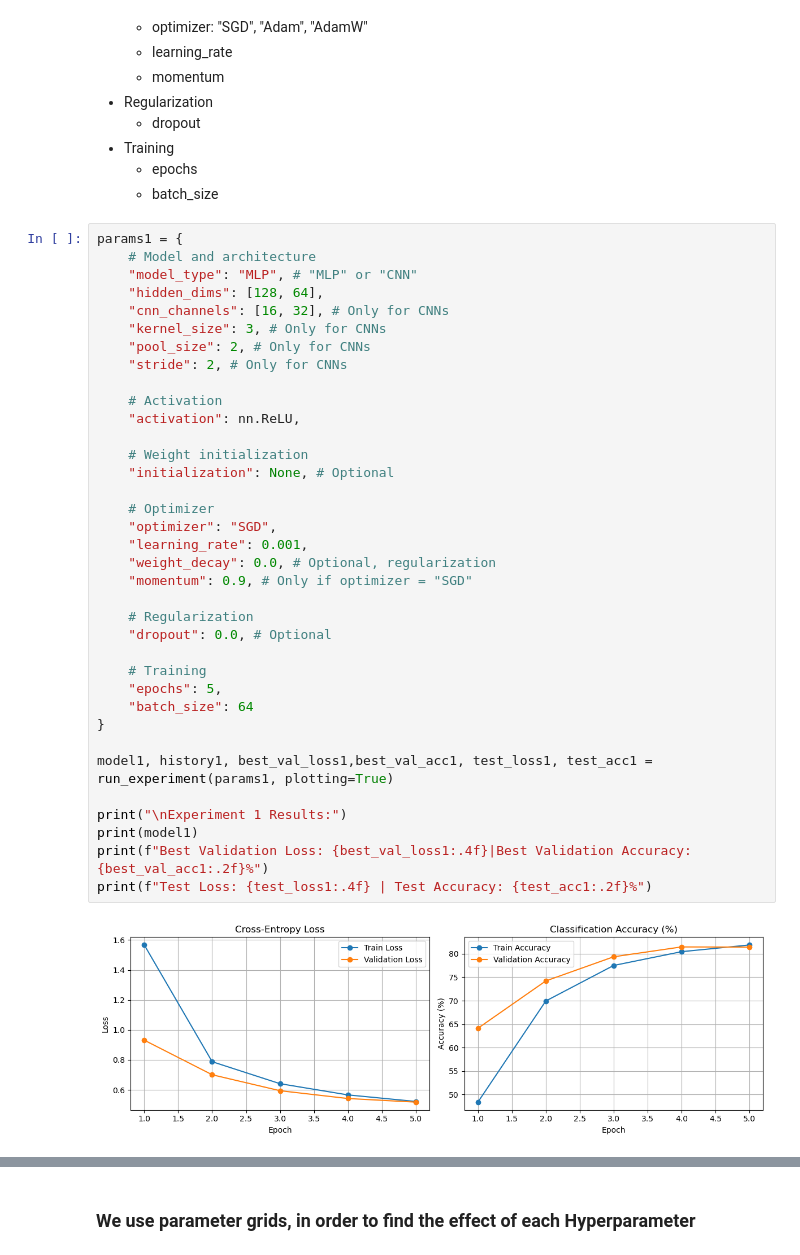
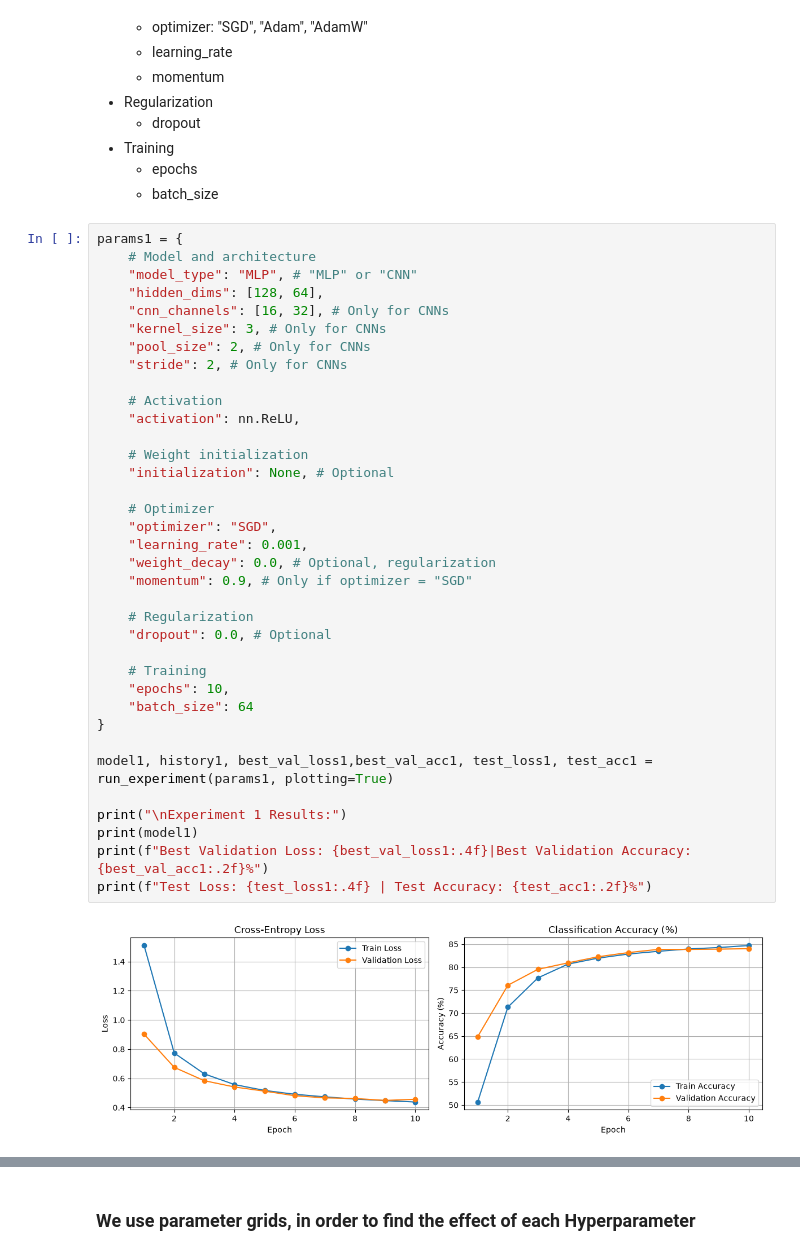
Before and after one commit to AlienaTheGiantDuck/ItDL_assignments, a Jupyter notebook: Assignment_1/Assignment_1.ipynb, the cells around one changed output, grey strips where cells are left out. Saved outputs shown, nothing was run; the diff lists cells and outputs as text.

```diff
--- a/Assignment_1/Assignment_1.ipynb
+++ b/Assignment_1/Assignment_1.ipynb
@@ -486,35 +493,35 @@ params1 = {
     "kernel_size": 3, # Only for CNNs
     "pool_size": 2, # Only for CNNs
     "stride": 2, # Only for CNNs
 
     # Activation
     "activation": nn.ReLU,
 
     # Weight initialization
     "initialization": None, # Optional
 
     # Optimizer
     "optimizer": "SGD",
     "learning_rate": 0.001,
     "weight_decay": 0.0, # Optional, regularization
     "momentum": 0.9, # Only if optimizer = "SGD"
 
     # Regularization
     "dropout": 0.0, # Optional
 
     # Training
-    "epochs": 5,
+    "epochs": 10,
     "batch_size": 64
 }
 
 model1, history1, best_val_loss1,best_val_acc1, test_loss1, test_acc1 = run_experiment(params1, plotting=True)
 
 print("\nExperiment 1 Results:")
 print(model1)
 print(f"Best Validation Loss: {best_val_loss1:.4f}|Best Validation Accuracy: {best_val_acc1:.2f}%")
 print(f"Test Loss: {test_loss1:.4f} | Test Accuracy: {test_acc1:.2f}%")
 # %% [output]
-[figure, old version]
+[figure, new version]
 Experiment 1 Results:
 NeuralNetwork(
   (network): Sequential(
```
Also changed, not shown: parts of 6 cells of this notebook.
